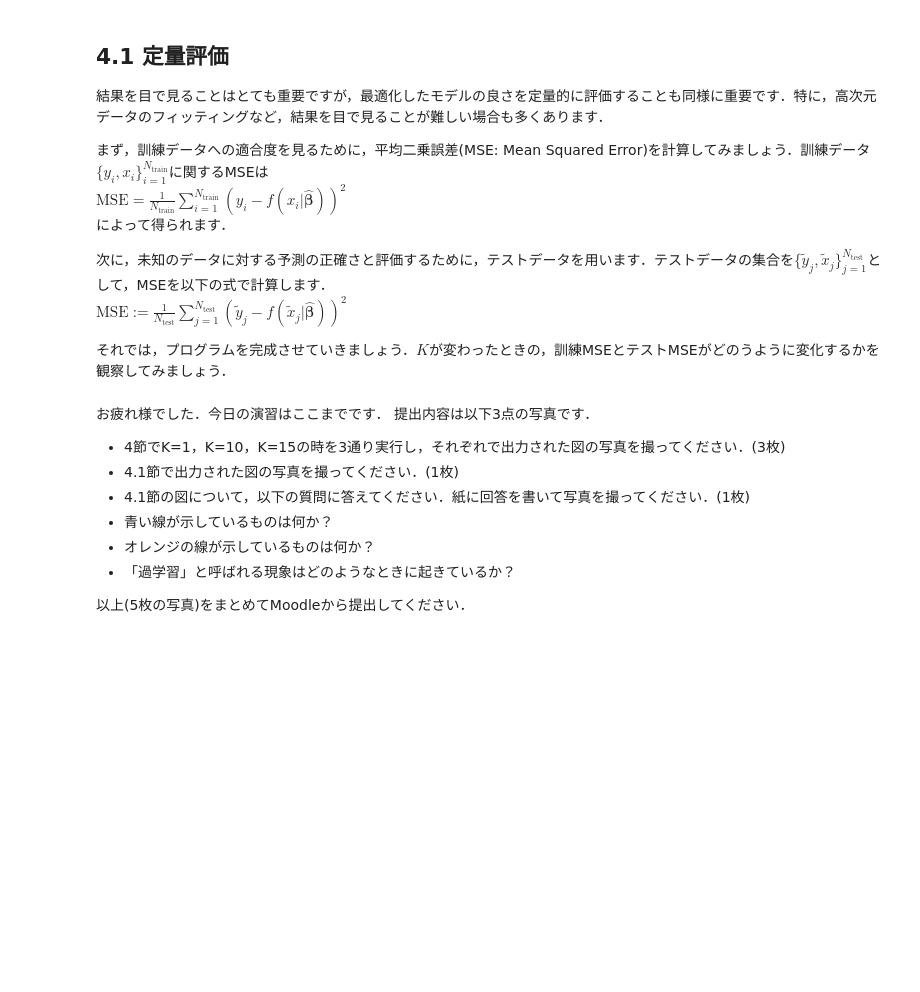
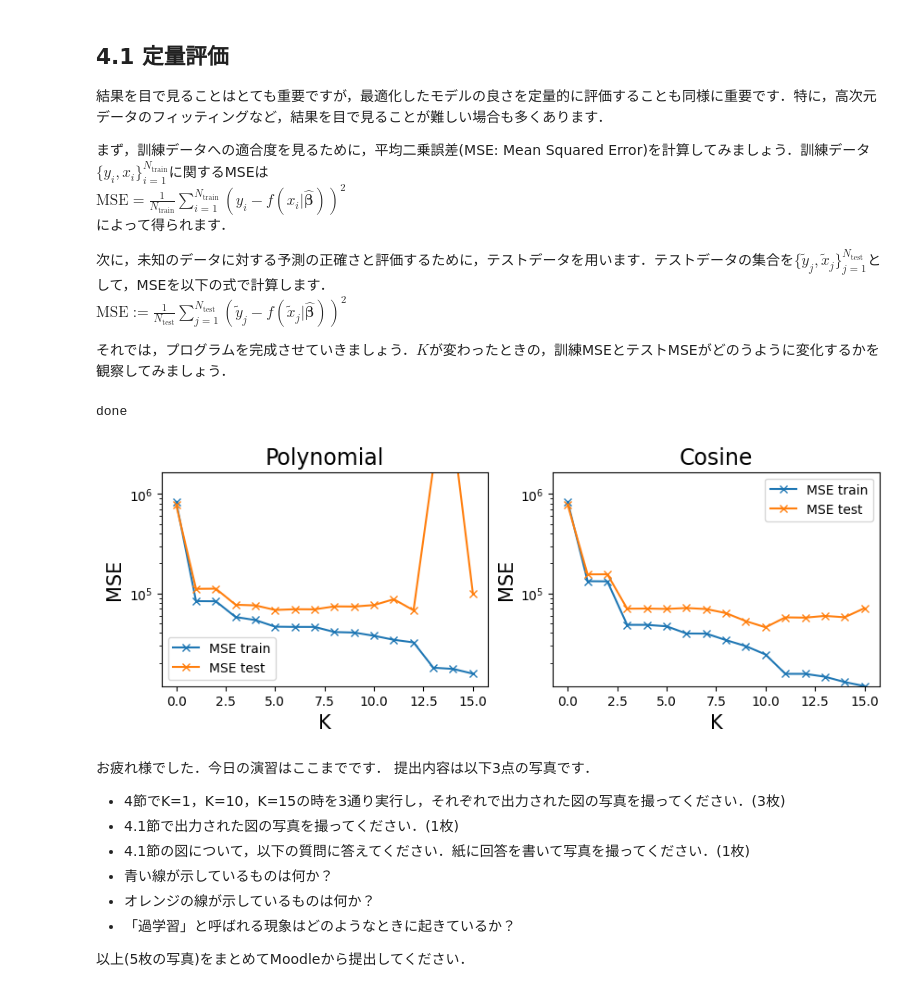
Before and after one commit to Kazakh-Y/IntroDS, a Jupyter notebook: IntroDS_03_nonlinear_regression_for_demo.ipynb, the cells around one changed output. Cells and saved outputs as stored; diff of their text form; code cells hidden in the pictures; blank space fills up the shorter version.

```diff
--- a/IntroDS_03_nonlinear_regression_for_demo.ipynb
+++ b/IntroDS_03_nonlinear_regression_for_demo.ipynb
@@ -255,35 +255,38 @@ for K in range(Kmax+1):
   yp_est_train = yp_est[index_train]
   yp_est_test  = yp_est[index_test]
   MSEp_train[K] = np.mean((y_train - yp_est_train) ** 2)
   MSEp_test[K]  = np.mean((y_test - yp_est_test) ** 2)
   yc_est = Yc_est[:,K]
   yc_est_train = yc_est[index_train]
   yc_est_test  = yc_est[index_test]
-  MSEc_train[K] = np.mean((y_train - yp_est_train) ** 2)
-  MSEc_test[K]  = np.mean((y_test - yp_est_test) ** 2)
+  MSEc_train[K] = np.mean((y_train - yc_est_train) ** 2)
+  MSEc_test[K]  = np.mean((y_test - yc_est_test) ** 2)
 
 ymin = np.min(MSEc_train)
 ymax = np.max(MSEc_train)
 
 fig  = plt.figure(figsize=(10,3))
 axes = fig.subplots(1,2)
 axes[0].plot(MSEp_train, 'x-', label='MSE train')
 axes[0].plot(MSEp_test, 'x-', label='MSE test')
 axes[0].set_ylabel('MSE', fontsize=15)
 axes[0].set_xlabel('K', fontsize=15)
 axes[0].set_title('Polynomial', fontsize=17)
 axes[0].legend(fontsize=10)
 axes[0].set_yscale('log')
 axes[0].set_ylim([ymin, ymax*2])
 axes[1].plot(MSEc_train, 'x-', label='MSE train')
 axes[1].plot(MSEc_test, 'x-', label='MSE test')
 axes[1].set_ylabel('MSE', fontsize=15)
 axes[1].set_xlabel('K', fontsize=15)
 axes[1].set_title('Cosine', fontsize=17)
 axes[1].legend(fontsize=10)
 axes[1].set_yscale('log')
 axes[1].set_ylim([ymin, ymax*2])
 print('done')
+# %% [output]
+done
+[figure, added]
 # %% [markdown]
 お疲れ様でした．今日の演習はここまでです．
 提出内容は以下3点の写真です．
```
